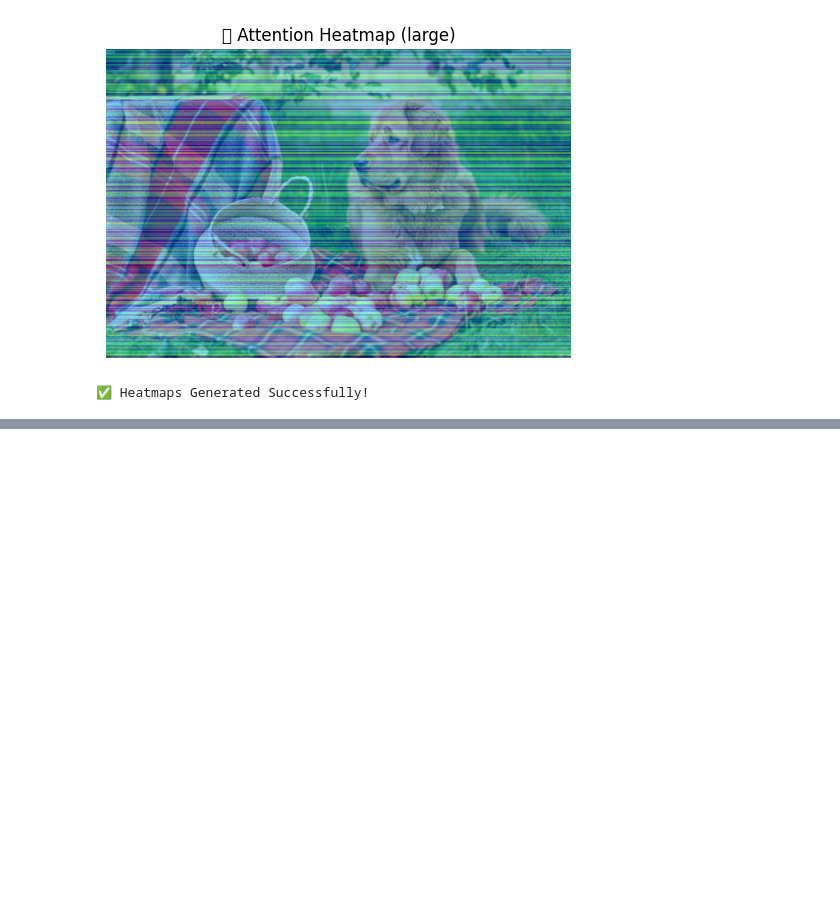
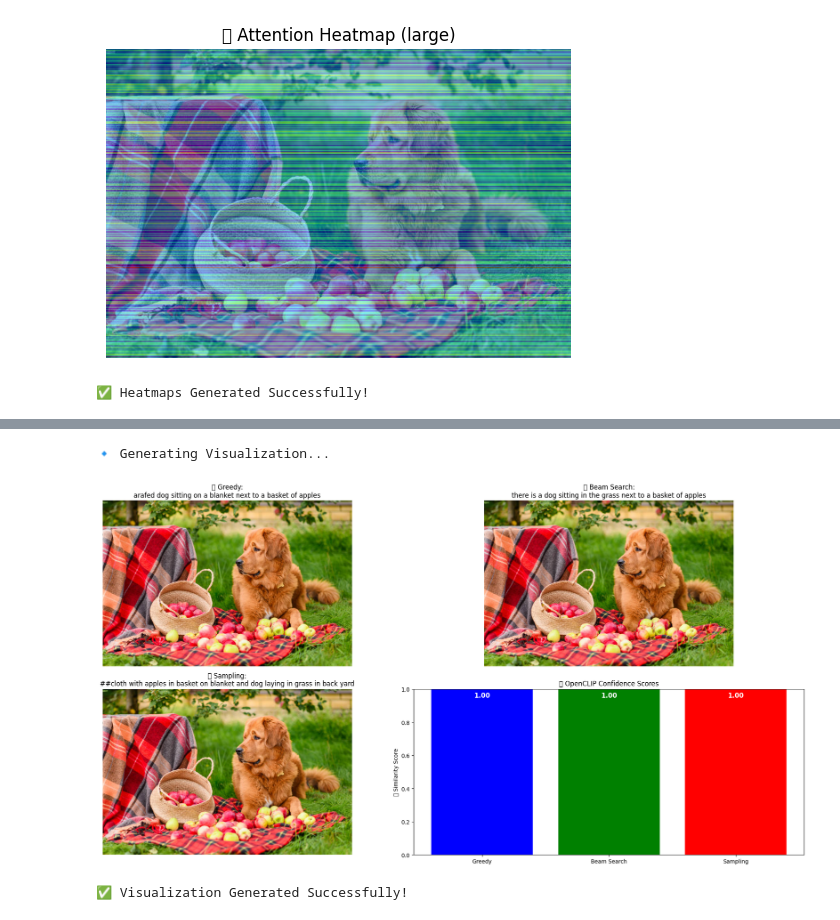
Before and after one commit to babupallam/AI-Fusion-Hub, a Jupyter notebook: Msc_Research_2025/03_OpenCLIP (Open-Source CLIP)/02_OpenCLIP_Analysis.ipynb, the cells around one changed output, grey strips where cells are left out. Saved outputs shown, nothing was run; the diff lists cells and outputs as text; code cells hidden in the pictures; blank space fills up the shorter version.

```diff
--- a/Msc_Research_2025/03_OpenCLIP (Open-Source CLIP)/02_OpenCLIP_Analysis.ipynb
+++ b/Msc_Research_2025/03_OpenCLIP (Open-Source CLIP)/02_OpenCLIP_Analysis.ipynb
@@ -537,0 +681,37 @@ These heatmaps overlay **color-coded attention weights** on the original image,
+# %%
+# Step 13: Visualization of Captions & Similarity Scores
+print("\n🔹 Generating Visualization...\n")
+fig, ax = plt.subplots(2, 2, figsize=(20, 10))
+
+# Display the original image with different captions
+ax[0, 0].imshow(image)
+ax[0, 0].axis("off")
+ax[0, 0].set_title(f"📜 Greedy:\n{captions['Greedy']}", fontsize=12)
+
+ax[0, 1].imshow(image)
+ax[0, 1].axis("off")
+ax[0, 1].set_title(f"📜 Beam Search:\n{captions['Beam Search']}", fontsize=12)
+
+ax[1, 0].imshow(image)
+ax[1, 0].axis("off")
+ax[1, 0].set_title(f"📜 Sampling:\n{captions['Sampling']}", fontsize=12)
+
+# Display similarity scores as a bar chart
+bar_labels = list(text_probs.keys())
+bar_values = [score.item() for score in text_probs.values()]
+ax[1, 1].bar(bar_labels, bar_values, color=["blue", "green", "red"])
+ax[1, 1].set_ylim(0, 1)
+ax[1, 1].set_ylabel("🔍 Similarity Score")
+ax[1, 1].set_title("📊 OpenCLIP Confidence Scores")
+
+# Label each bar with its score
+for i, v in enumerate(bar_values):
+    ax[1, 1].text(i, v - 0.05, f"{v:.2f}", ha='center', fontsize=12, fontweight='bold', color="white")
+
+plt.tight_layout()
+plt.show()
+print("✅ Visualization Generated Successfully!\n")
+# %% [output]
+🔹 Generating Visualization...
+[figure, added]
+✅ Visualization Generated Successfully!
```
Also changed, not shown: parts of 9 cells of this notebook.
